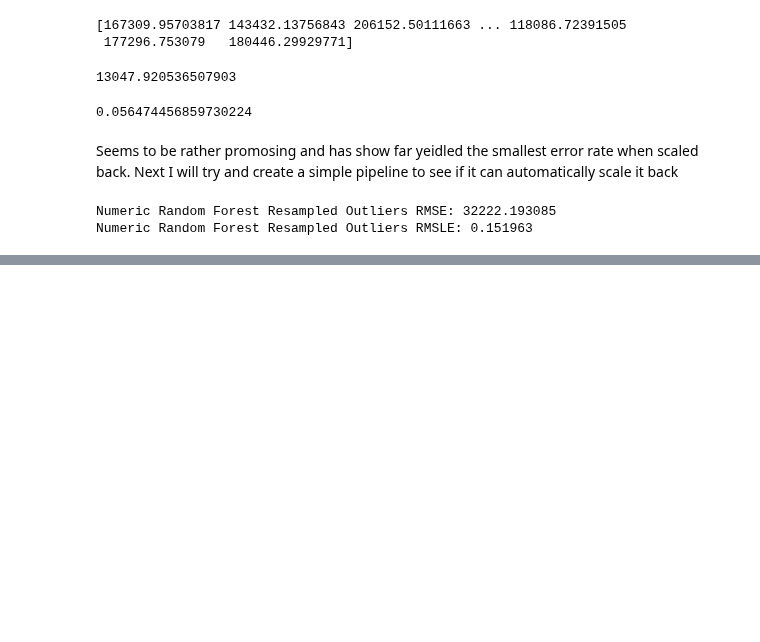
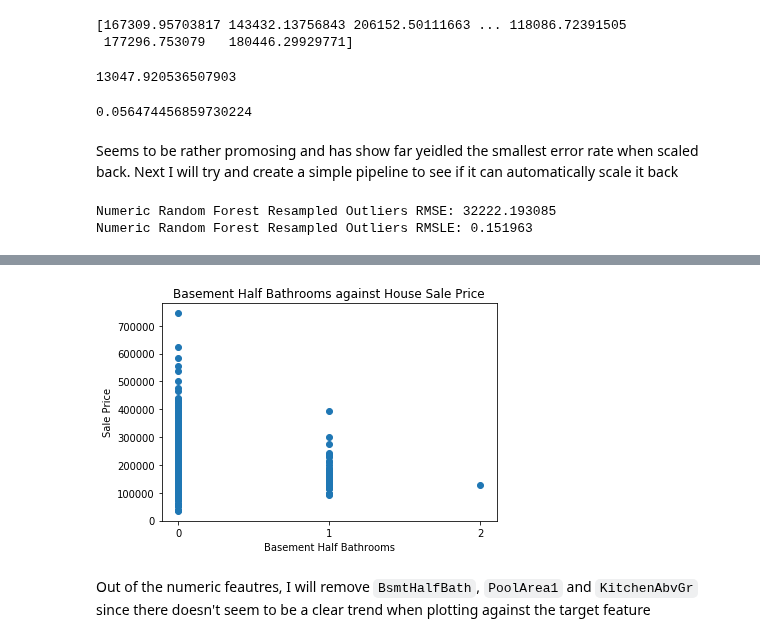
Before and after one commit to Ryan95Z/ml-house-prices, a Jupyter notebook: notebooks/4. Feature Engineering v2.ipynb, the cells around one changed output, grey strips where cells are left out. Cells and saved outputs as stored; diff of their text form; code cells hidden in the pictures; blank space fills up the shorter version.

```diff
--- a/notebooks/4. Feature Engineering v2.ipynb
+++ b/notebooks/4. Feature Engineering v2.ipynb
@@ -274,0 +354,11 @@ Numeric Random Forest Resampled Outliers RMSLE: 0.151963
+# %%
+plt.scatter(numeric_features.BsmtHalfBath, y_train)
+plt.xticks([0, 1, 2])
+plt.xlabel('Basement Half Bathrooms')
+plt.ylabel('Sale Price')
+plt.title('Basement Half Bathrooms against House Sale Price')
+plt.show()
+# %% [output]
+[figure, added]
+# %% [markdown]
+Out of the numeric feautres, I will remove `BsmtHalfBath`, `PoolArea1` and `KitchenAbvGr` since there doesn't seem to be a clear trend when plotting against the target feature
```
Also changed, not shown: parts of 24 cells of this notebook.
